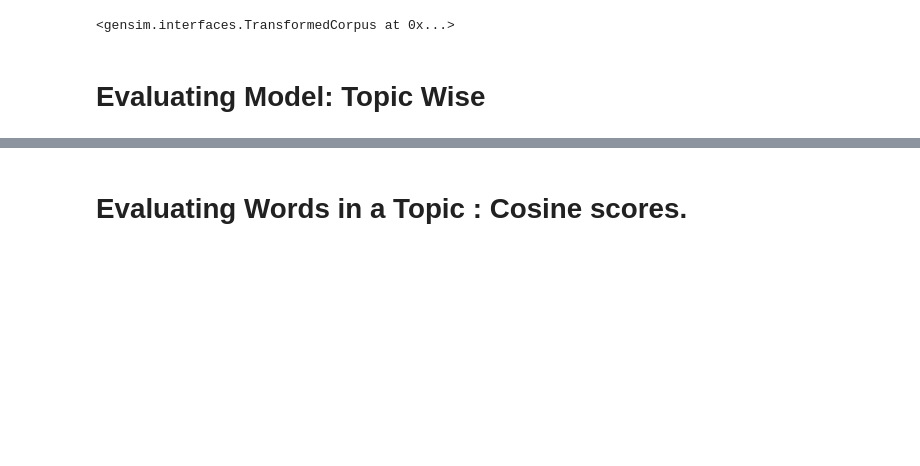
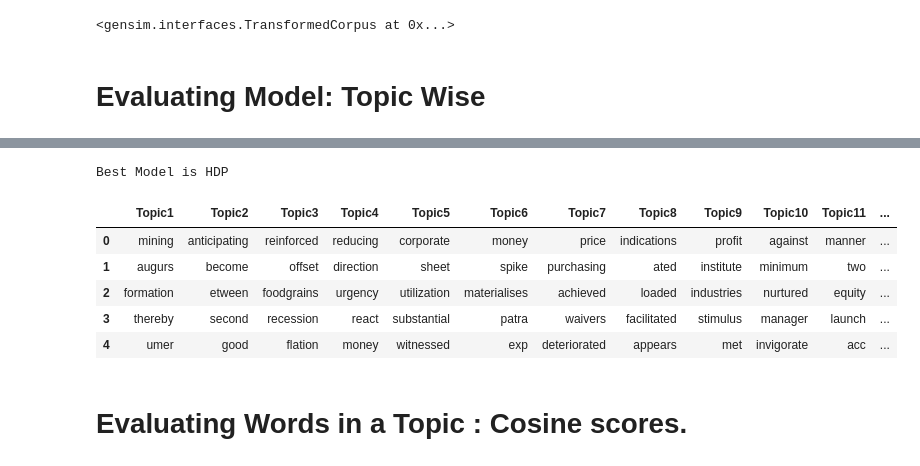
Before and after one commit to bharatbajoria/Dataset-Analytics-Modules, a Jupyter notebook: Topic_Modelling_LDA.ipynb, the cells around one changed output, grey strips where cells are left out. Drawn from its saved outputs; the diff is of its cells as text; code cells hidden in the pictures; blank space fills up the shorter version.

```diff
--- a/Topic_Modelling_LDA.ipynb
+++ b/Topic_Modelling_LDA.ipynb
@@ -344,3 +369,51 @@ Max Score is: 0.7193956145444242 for 6 clusters
+# %%
+best_score=max(coherence_score)
+i=coherence_score.index(best_score)
+i
+
+if i==0:
+  print("Best Model is LDA")
+  hdptopics = [[word for word, prob in topic] for topicid, topic in lda.show_topics(formatted=False)]
+  col=[]
+  a='Topic'
+  for i in range(len(hdptopics)):
+    col.append(a+str(i+1))
+  topic_df=pd.DataFrame(data=hdptopics,index=col)
+  topic_df_T=topic_df.T
+
+
+if i==1 :
+  print("Best Model is LSI")
+  hdptopics = [[word for word, prob in topic] for topicid, topic in lsi.show_topics(formatted=False)]
+  col=[]
+  a='Topic'
+  for i in range(len(hdptopics)):
+    col.append(a+str(i+1))
+
+  topic_df=pd.DataFrame(data=hdptopics,index=col)
+  topic_df_T=topic_df.T
+
+
+else:
+  print("Best Model is HDP")
+  hdptopics = [[word for word, prob in topic] for topicid, topic in hdp.show_topics(formatted=False)]
+  col=[]
+  a='Topic'
+  for i in range(len(hdptopics)):
+    col.append(a+str(i+1))
+  topic_df=pd.DataFrame(data=hdptopics,index=col)
+  topic_df_T=topic_df.T
+# %% [output]
+Best Model is HDP
+# %%
+topic_df_T.head()
+# %% [output]
+|  | Topic1 | Topic2 | Topic3 | Topic4 | Topic5 | Topic6 | Topic7 | Topic8 | Topic9 | Topic10 | Topic11 | ... |
+| 0 | mining | anticipating | reinforced | reducing | corporate | money | price | indications | profit | against | manner | ... |
+| 1 | augurs | become | offset | direction | sheet | spike | purchasing | ated | institute | minimum | two | ... |
+| 2 | formation | etween | foodgrains | urgency | utilization | materialises | achieved | loaded | industries | nurtured | equity | ... |
+| 3 | thereby | second | recession | react | substantial | patra | waivers | facilitated | stimulus | manager | launch | ... |
+| 4 | umer | good | flation | money | witnessed | exp | deteriorated | appears | met | invigorate | acc | ... |
 # %% [markdown]
 # Evaluating Words in a Topic : Cosine scores.
 # %%
```
Also changed, not shown: parts of 30 cells of this notebook.
